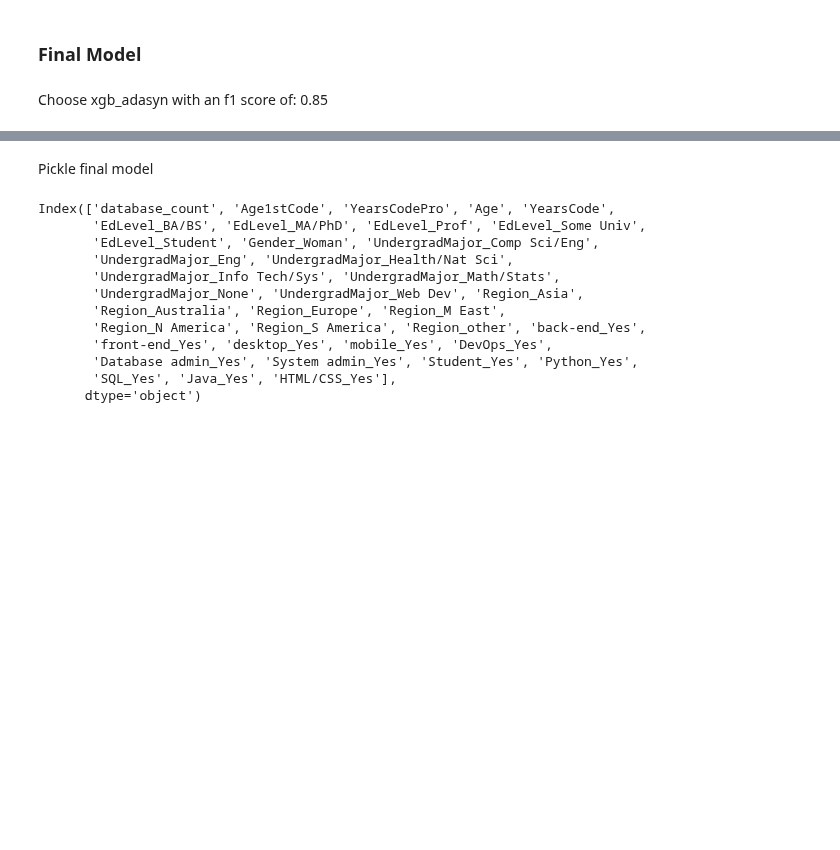
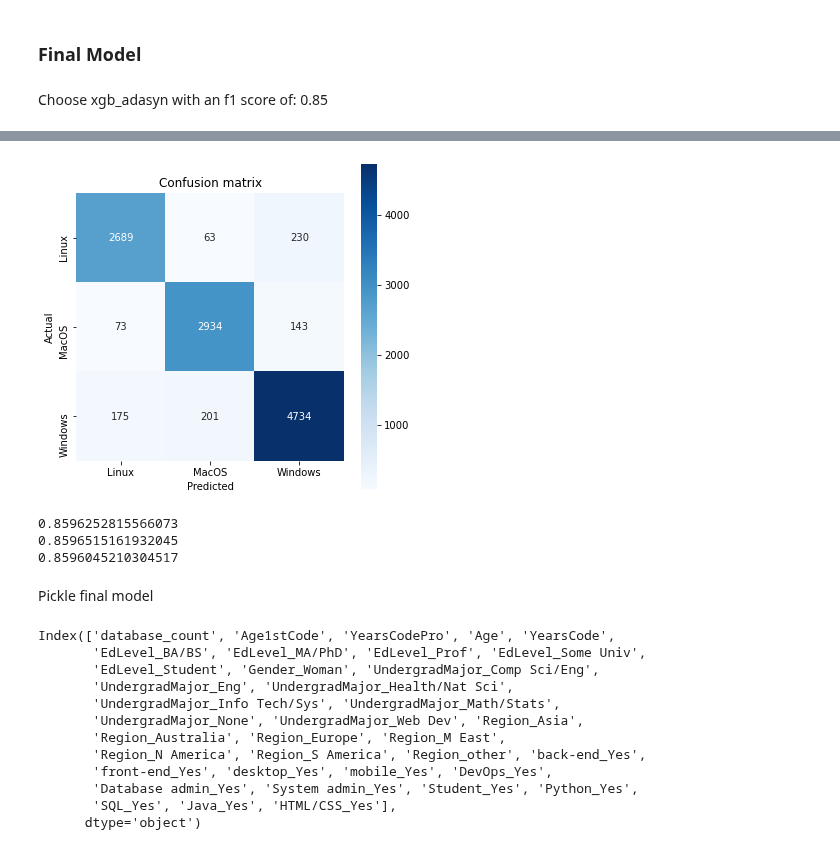
Before and after one commit to racheldilley1/coding-language-predictor, a Jupyter notebook: Notebooks/Feature Selection, Model Tuning, and Final Model.ipynb, the cells around one changed output, grey strips where cells are left out. Saved outputs shown, nothing was run; the diff lists cells and outputs as text; code cells hidden in the pictures; blank space fills up the shorter version.

```diff
--- a/Notebooks/Feature Selection, Model Tuning, and Final Model.ipynb
+++ b/Notebooks/Feature Selection, Model Tuning, and Final Model.ipynb
@@ -131,6 +132,11 @@ min_child_weight = 3
 colsample_bytree = 0.8
 
 Has an f1 score of: 0.849
+# %%
+X_train, X_test, y_train, y_test = train_test_split(X,y, test_size=0.2, random_state=42)
+X_train, X_val, y_train, y_val = train_test_split(X_train, y_train, test_size=0.25, random_state=42)
+
+X_smoted, y_smoted = SMOTE(random_state=42).fit_sample(X,y)
 # %% [markdown]
 Try Undersampling
 # %%
@@ -309,3 +295,25 @@ Choose xgb_adasyn with an f1 score of: 0.85
+# %%
+probs = xgb5_smoted.predict(X_test)
+conf = confusion_matrix(y_test, probs)
+plt.figure(figsize=(6,6))
+conf2 = sns.heatmap(conf, cmap=plt.cm.get_cmap('Blues'), annot=True, square=True, fmt='d',
+               xticklabels=['Linux', 'MacOS', 'Windows'],
+               yticklabels=['Linux', 'MacOS', 'Windows'])
+
+plt.xlabel('Predicted')
+plt.ylabel('Actual')
+plt.title('Confusion matrix')
+conf2.figure.savefig('../Graphs/confmatrix2.png')
+# %% [output]
+[figure, added]
+# %%
+print(f1_score( y_test_smoted, probs, average='macro'))
+print(precision_score( y_test_smoted, probs, average='macro'))
+print(recall_score( y_test_smoted, probs, average='macro'))
+# %% [output]
+0.8596252815566073
+0.8596515161932045
+0.8596045210304517
 # %% [markdown]
 Pickle final model
 # %%
```
Also changed, not shown: parts of 8 cells of this notebook, 14 other files.
